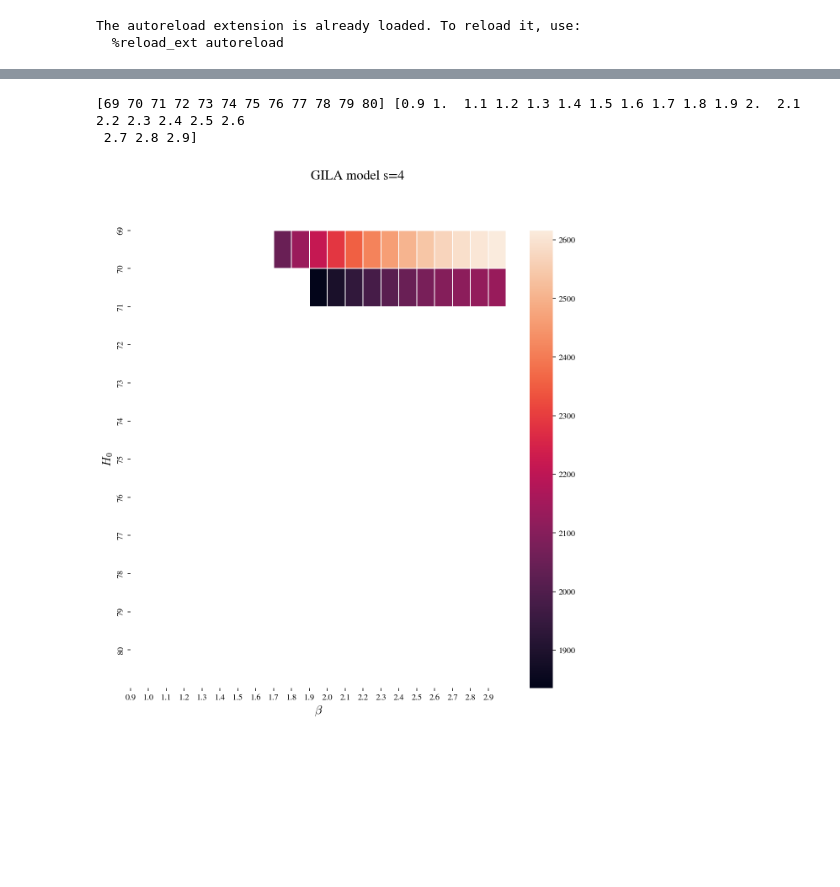
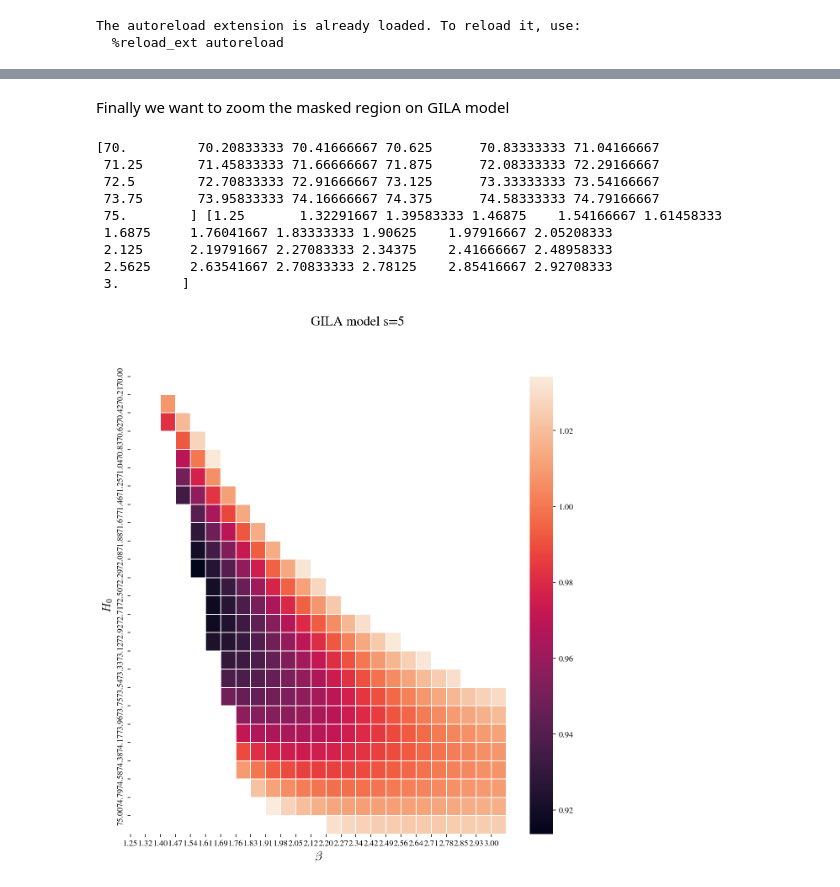
Before and after one commit to matiasleize/GC_MCMC, a Jupyter notebook: notebooks/age_of_the_universe/plot_age_of_universe_0.90_z_linspace_integration_fix_s.ipynb, the cells around one changed output, grey strips where cells are left out. Drawn from its saved outputs; the diff is of its cells as text; code cells hidden in the pictures; blank space fills up the shorter version.

```diff
--- a/notebooks/age_of_the_universe/plot_age_of_universe_0.90_z_linspace_integration_fix_s.ipynb
+++ b/notebooks/age_of_the_universe/plot_age_of_universe_0.90_z_linspace_integration_fix_s.ipynb
@@ -276,7 +278,7 @@ dof = ds_SN_plus_shoes[2].shape[0]-3
 omega_r = 2.47e-5
 L_bar = 0.90
 M_abs = -19.3
-s = 4
+s = 5
 
 Gyr_to_second = int(3.1536e16)
 Mpc_to_km = int(3.0857e19)
@@ -287,7 +293,7 @@ aou_threshold = 12.7
 # %%
 #BETA MODEL
 
-H0_values = np.arange(69,81)
+H0_values = np.linspace(69,81,10)
 beta_values = np.linspace(0,2.5,10)
 print(H0_values, beta_values)
 
@@ -319,9 +325,9 @@ ax.set_xlabel(r'$\beta$', fontsize=14)
 ax.set_ylabel(r'$H_0$', fontsize=14)
 ax.set_xticks(np.arange(len(beta_values)))
 ax.set_yticks(np.arange(len(H0_values)))
-ax.set_xticklabels(beta_values)
-ax.set_yticklabels(H0_values)
+ax.set_xticklabels([f'{tick:.2f}' for tick in beta_values])
+ax.set_yticklabels([f'{tick:.2f}' for tick in H0_values])
 ax.label_outer()
-fig.savefig(os.path.join(path_figures, 'heat_map_aou_BETA_s={:3g}.png'.format(s)))
+fig.savefig(os.path.join(path_figures, 'heat_map_aou_BETA_s={}.png'.format(s)))
 plt.show()
 # %% [output]
@@ -395,45 +481,54 @@ plt.show()
+# %% [markdown]
+Finally we want to zoom the masked region on GILA model
 # %%
 #GILA MODEL
-
-H0_values = np.arange(69,81)
-beta_values = np.arange(9,30,1)/10
+H0_values = np.linspace(70,75,25)
+beta_values = np.linspace(1.25,3,25)
 print(H0_values, beta_values)
-
-fig, ax = plt.subplots(figsize=(10, 10))
-fig.suptitle('GILA model s={}'.format(s), fontsize=16)
 
 matrix_gila = np.zeros((len(H0_values), len(beta_values)))
 
 for i, H0_val in enumerate(H0_values):
     for j, beta_val in enumerate(beta_values):
         physical_params = [L_bar, beta_val, H0_val, s]
         try :
             z_final, Hs_final = integrator_GILA(physical_params, model='GILA', num_z_points=int(len(z)),
                                             initial_z=z[0], final_z=z[-1])
         except Exception as e:
             # If integration fails
             matrix_gila[i, j] = np.nan
             continue
-        aou_gila = inv_Hub_to_Gyr * simps(((1+z_final) * Hs_final)**(-1), z_final)
-        if aou_gila < aou_threshold:
+        aou_beta = inv_Hub_to_Gyr * simps(((1+z_final) * Hs_final)**(-1), z_final)
+        if aou_beta < aou_threshold:
             matrix_gila[i, j] = np.nan
         else:
             theta = [M_abs, L_bar, beta_val, H0_val, s]
             chi2 = params_to_chi2(theta, dataset_SN_plus_shoes=ds_SN_plus_shoes, model='GILA')#/dof
             matrix_gila[i, j] = chi2
+# Plot the heatmap with discrete colormap
+masked_arr = np.where(matrix_gila > dof +np.sqrt(2*dof), np.nan, matrix_gila)
 
-# Plot the heatmap with discrete colormap
-ax = sns.heatmap(matrix_gila, linewidth=0.5)
+fig, ax = plt.subplots(figsize=(17, 17))
+fig.suptitle('GILA model s={}'.format(s), fontsize=20)
+ax = sns.heatmap(masked_arr/dof, linewidth=0.5)
 ax.set_xlabel(r'$\beta$', fontsize=14)
 ax.set_ylabel(r'$H_0$', fontsize=14)
+ax.tick_params(axis='both', which='both', labelsize=12)
 ax.set_xticks(np.arange(len(beta_values)))
 ax.set_yticks(np.arange(len(H0_values)))
-ax.set_xticklabels(beta_values)
-ax.set_yticklabels(H0_values)
+ax.set_xticklabels([f'{tick:.2f}' for tick in beta_values])
+ax.set_yticklabels([f'{tick:.2f}' for tick in H0_values])
 ax.label_outer()
-fig.savefig(os.path.join(path_figures, 'heat_map_aou_GILA_s={:3g}.png'.format(s)))
+fig.savefig(os.path.join(path_figures, 'heat_map_aou_GILA_s={}_2.png'.format(s)))
 plt.show()
 # %% [output]
-[69 70 71 72 73 74 75 76 77 78 79 80] [0.9 1.  1.1 1.2 1.3 1.4 1.5 1.6 1.7 1.8 1.9 2.  2.1 2.2 2.3 2.4 2.5 2.6
- 2.7 2.8 2.9]
+[70.         70.20833333 70.41666667 70.625      70.83333333 71.04166667
+ 71.25       71.45833333 71.66666667 71.875      72.08333333 72.29166667
+ 72.5        72.70833333 72.91666667 73.125      73.33333333 73.54166667
+ 73.75       73.95833333 74.16666667 74.375      74.58333333 74.79166667
+ 75.        ] [1.25       1.32291667 1.39583333 1.46875    1.54166667 1.61458333
+ 1.6875     1.76041667 1.83333333 1.90625    1.97916667 2.05208333
+ 2.125      2.19791667 2.27083333 2.34375    2.41666667 2.48958333
+ 2.5625     2.63541667 2.70833333 2.78125    2.85416667 2.92708333
+ 3.        ]
-[figure, old version]
+[figure, new version]
```
Also changed, not shown: parts of 14 cells of this notebook.
